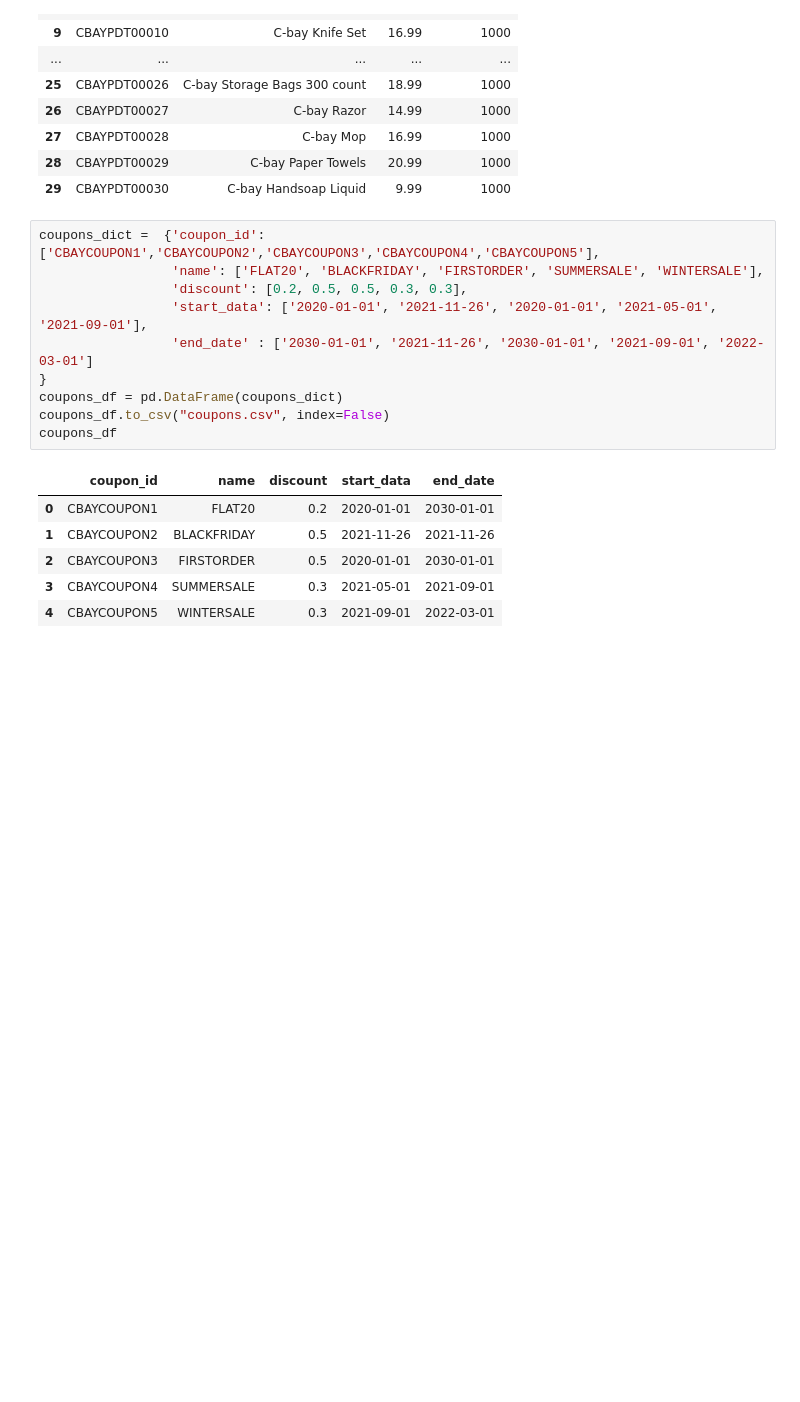
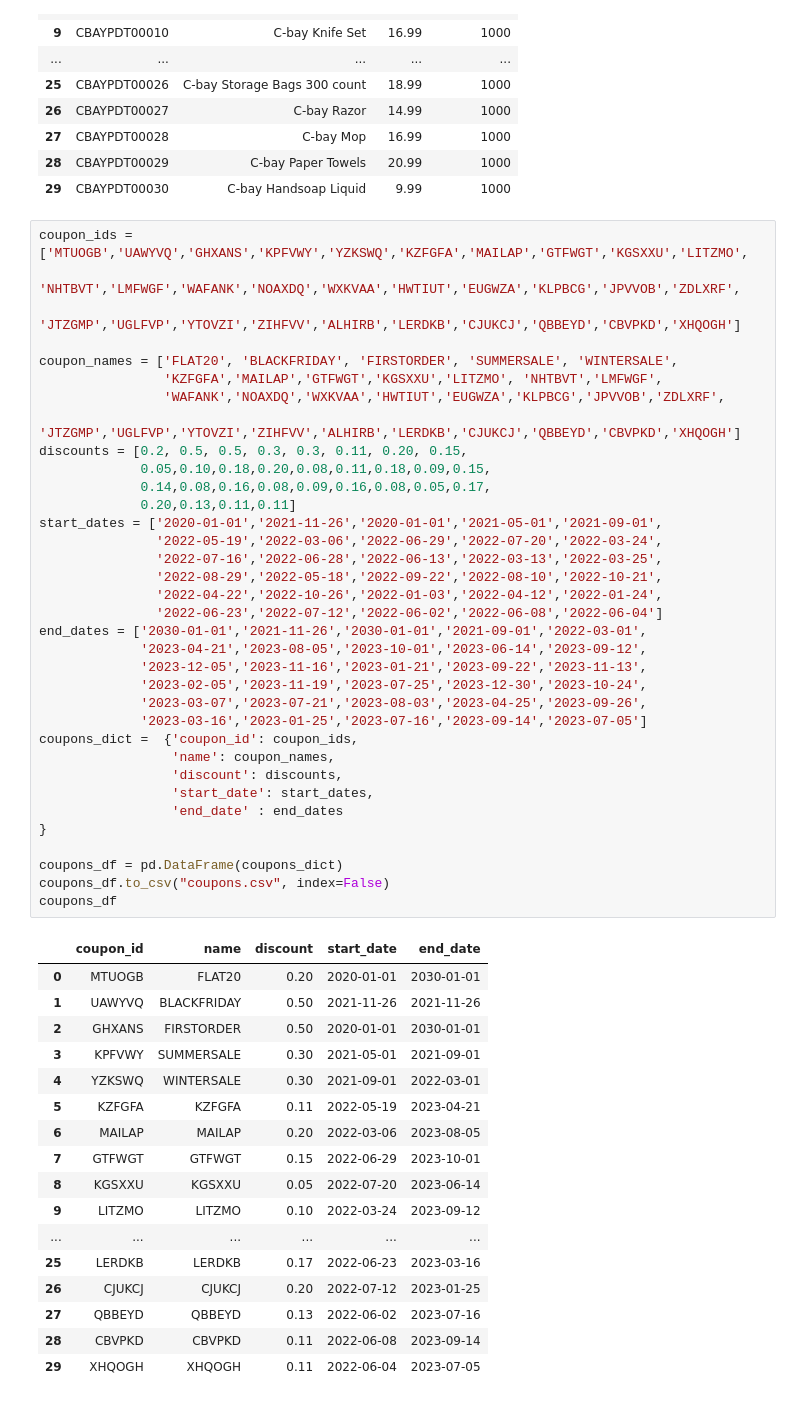
Before and after one commit to aniketbote/pds-ecommerce, a Jupyter notebook: Creating Part 1 data.ipynb, the cells around one changed output. Cells and saved outputs as stored; diff of their text form; blank space fills up the shorter version.

```diff
--- a/Creating Part 1 data.ipynb
+++ b/Creating Part 1 data.ipynb
@@ -164,19 +209,55 @@ C-bay Handsoap Liquid  :  9.99
 | 28 | CBAYPDT00029 | C-bay Paper Towels | 20.99 | 1000 |
 | 29 | CBAYPDT00030 | C-bay Handsoap Liquid | 9.99 | 1000 |
 # %%
-coupons_dict =  {'coupon_id': ['CBAYCOUPON1','CBAYCOUPON2','CBAYCOUPON3','CBAYCOUPON4','CBAYCOUPON5'],
-                 'name': ['FLAT20', 'BLACKFRIDAY', 'FIRSTORDER', 'SUMMERSALE', 'WINTERSALE'],
-                 'discount': [0.2, 0.5, 0.5, 0.3, 0.3],
-                 'start_data': ['2020-01-01', '2021-11-26', '2020-01-01', '2021-05-01', '2021-09-01'],
-                 'end_date' : ['2030-01-01', '2021-11-26', '2030-01-01', '2021-09-01', '2022-03-01']
+coupon_ids = ['MTUOGB','UAWYVQ','GHXANS','KPFVWY','YZKSWQ','KZFGFA','MAILAP','GTFWGT','KGSXXU','LITZMO',
+             'NHTBVT','LMFWGF','WAFANK','NOAXDQ','WXKVAA','HWTIUT','EUGWZA','KLPBCG','JPVVOB','ZDLXRF',
+             'JTZGMP','UGLFVP','YTOVZI','ZIHFVV','ALHIRB','LERDKB','CJUKCJ','QBBEYD','CBVPKD','XHQOGH']
+
+coupon_names = ['FLAT20', 'BLACKFRIDAY', 'FIRSTORDER', 'SUMMERSALE', 'WINTERSALE',
+                'KZFGFA','MAILAP','GTFWGT','KGSXXU','LITZMO', 'NHTBVT','LMFWGF',
+                'WAFANK','NOAXDQ','WXKVAA','HWTIUT','EUGWZA','KLPBCG','JPVVOB','ZDLXRF',
+                'JTZGMP','UGLFVP','YTOVZI','ZIHFVV','ALHIRB','LERDKB','CJUKCJ','QBBEYD','CBVPKD','XHQOGH']
+discounts = [0.2, 0.5, 0.5, 0.3, 0.3, 0.11, 0.20, 0.15,
+             0.05,0.10,0.18,0.20,0.08,0.11,0.18,0.09,0.15,
+             0.14,0.08,0.16,0.08,0.09,0.16,0.08,0.05,0.17,
+             0.20,0.13,0.11,0.11]
+start_dates = ['2020-01-01','2021-11-26','2020-01-01','2021-05-01','2021-09-01',
+               '2022-05-19','2022-03-06','2022-06-29','2022-07-20','2022-03-24',
+               '2022-07-16','2022-06-28','2022-06-13','2022-03-13','2022-03-25',
+               '2022-08-29','2022-05-18','2022-09-22','2022-08-10','2022-10-21',
+               '2022-04-22','2022-10-26','2022-01-03','2022-04-12','2022-01-24',
+               '2022-06-23','2022-07-12','2022-06-02','2022-06-08','2022-06-04']
+end_dates = ['2030-01-01','2021-11-26','2030-01-01','2021-09-01','2022-03-01',
+             '2023-04-21','2023-08-05','2023-10-01','2023-06-14','2023-09-12',
+             '2023-12-05','2023-11-16','2023-01-21','2023-09-22','2023-11-13',
+             '2023-02-05','2023-11-19','2023-07-25','2023-12-30','2023-10-24',
+             '2023-03-07','2023-07-21','2023-08-03','2023-04-25','2023-09-26',
+             '2023-03-16','2023-01-25','2023-07-16','2023-09-14','2023-07-05']
+coupons_dict =  {'coupon_id': coupon_ids,
+                 'name': coupon_names,
+                 'discount': discounts,
+                 'start_date': start_dates,
+                 'end_date' : end_dates
 }
+
 coupons_df = pd.DataFrame(coupons_dict)
 coupons_df.to_csv("coupons.csv", index=False)
 coupons_df
 # %% [output]
-|  | coupon_id | name | discount | start_data | end_date |
-| 0 | CBAYCOUPON1 | FLAT20 | 0.2 | 2020-01-01 | 2030-01-01 |
-| 1 | CBAYCOUPON2 | BLACKFRIDAY | 0.5 | 2021-11-26 | 2021-11-26 |
-| 2 | CBAYCOUPON3 | FIRSTORDER | 0.5 | 2020-01-01 | 2030-01-01 |
-| 3 | CBAYCOUPON4 | SUMMERSALE | 0.3 | 2021-05-01 | 2021-09-01 |
-| 4 | CBAYCOUPON5 | WINTERSALE | 0.3 | 2021-09-01 | 2022-03-01 |
+|  | coupon_id | name | discount | start_date | end_date |
+| 0 | MTUOGB | FLAT20 | 0.20 | 2020-01-01 | 2030-01-01 |
+| 1 | UAWYVQ | BLACKFRIDAY | 0.50 | 2021-11-26 | 2021-11-26 |
+| 2 | GHXANS | FIRSTORDER | 0.50 | 2020-01-01 | 2030-01-01 |
+| 3 | KPFVWY | SUMMERSALE | 0.30 | 2021-05-01 | 2021-09-01 |
+| 4 | YZKSWQ | WINTERSALE | 0.30 | 2021-09-01 | 2022-03-01 |
+| 5 | KZFGFA | KZFGFA | 0.11 | 2022-05-19 | 2023-04-21 |
+| 6 | MAILAP | MAILAP | 0.20 | 2022-03-06 | 2023-08-05 |
+| 7 | GTFWGT | GTFWGT | 0.15 | 2022-06-29 | 2023-10-01 |
+| 8 | KGSXXU | KGSXXU | 0.05 | 2022-07-20 | 2023-06-14 |
+| 9 | LITZMO | LITZMO | 0.10 | 2022-03-24 | 2023-09-12 |
+| ... | ... | ... | ... | ... | ... |
+| 25 | LERDKB | LERDKB | 0.17 | 2022-06-23 | 2023-03-16 |
+| 26 | CJUKCJ | CJUKCJ | 0.20 | 2022-07-12 | 2023-01-25 |
+| 27 | QBBEYD | QBBEYD | 0.13 | 2022-06-02 | 2023-07-16 |
+| 28 | CBVPKD | CBVPKD | 0.11 | 2022-06-08 | 2023-09-14 |
+| 29 | XHQOGH | XHQOGH | 0.11 | 2022-06-04 | 2023-07-05 |
```
Also changed, not shown: parts of 1 cell of this notebook, 7 other files.
